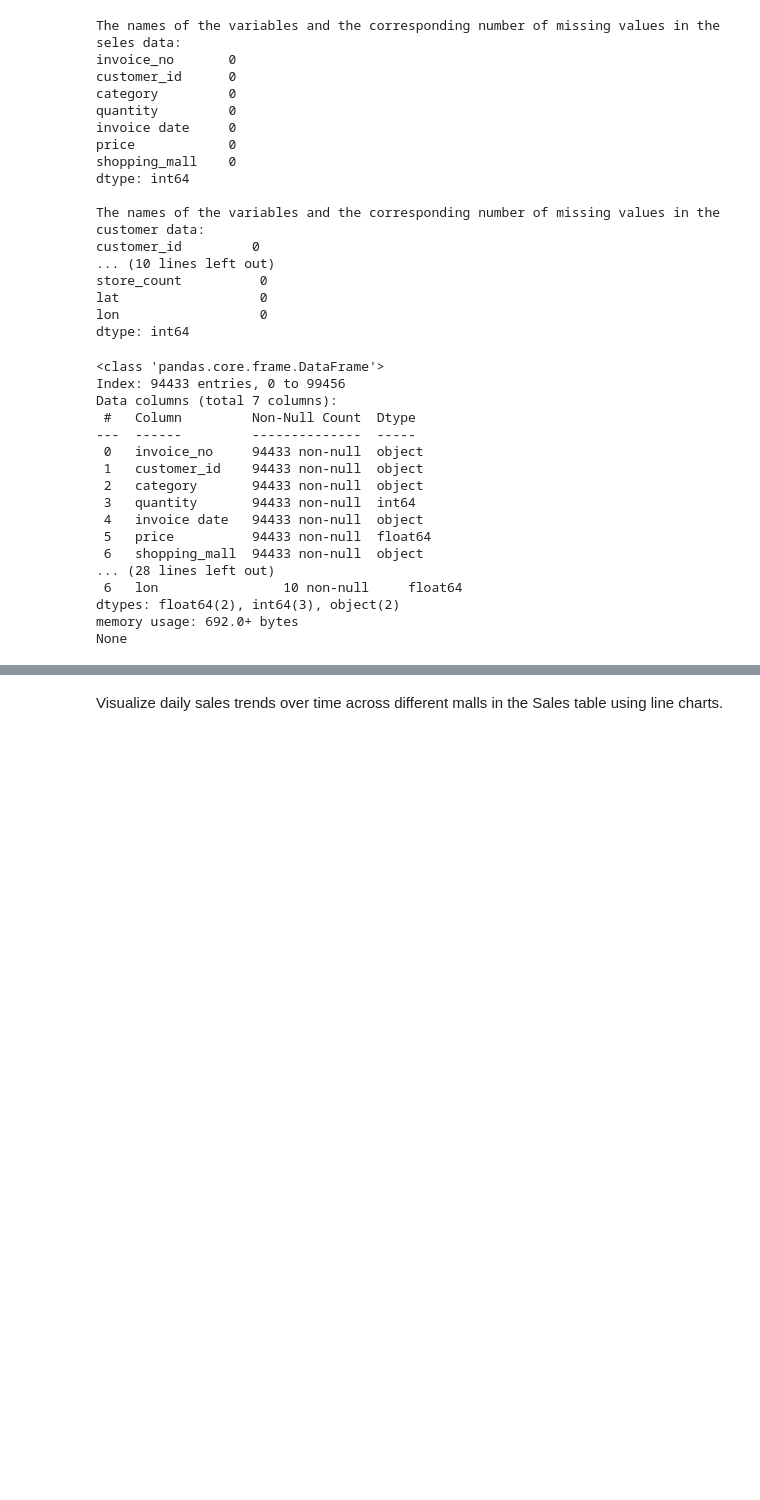
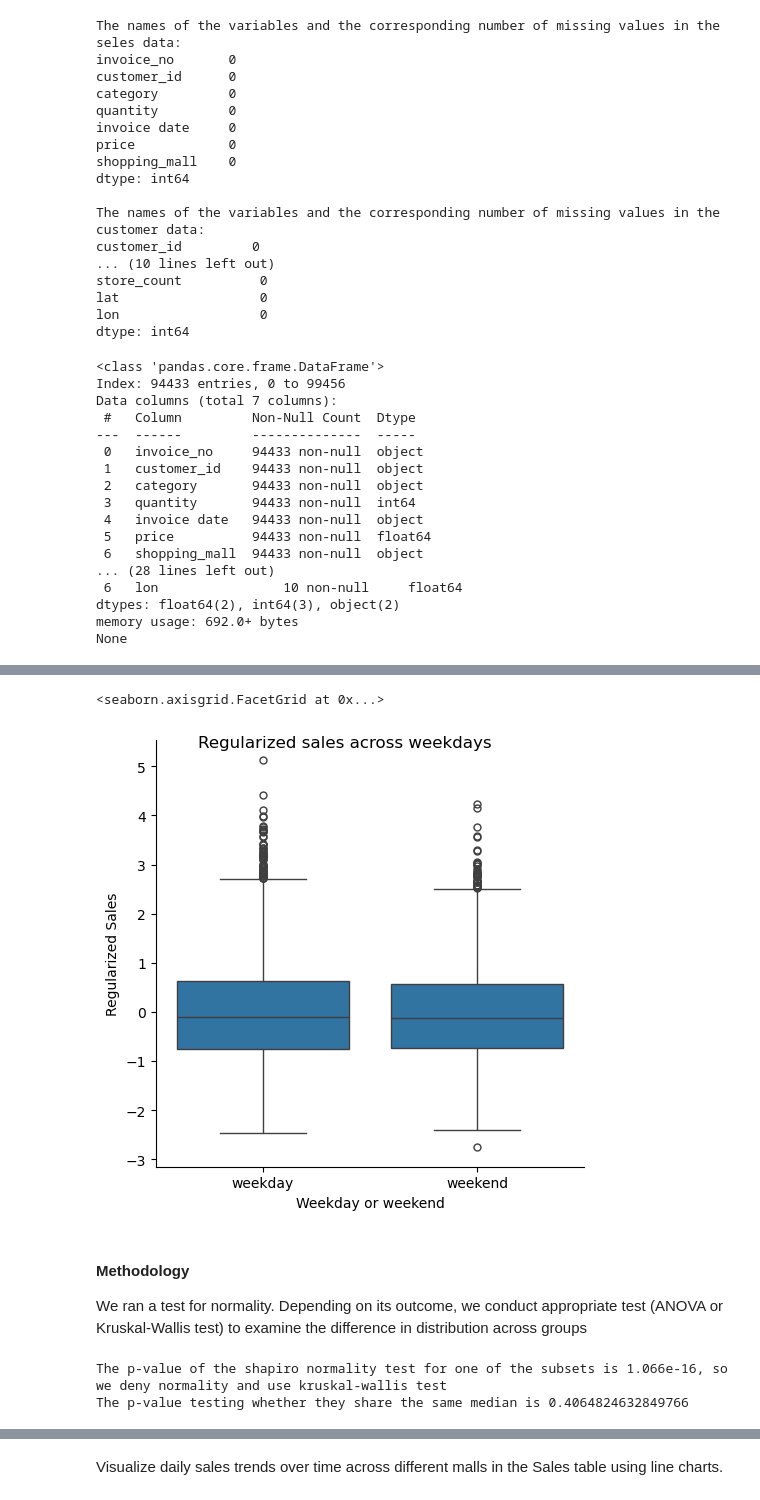
Before and after one commit to JuvenileMartian/pyProject24, a Jupyter notebook: Python_Final_Project_Group_3_jm.ipynb, the cells around one changed output, grey strips where cells are left out. Drawn from its saved outputs; the diff is of its cells as text; code cells hidden in the pictures; blank space fills up the shorter version.

Commit message:
comprehensive visualization, testing for chronical

```diff
--- a/Python_Final_Project_Group_3_jm.ipynb
+++ b/Python_Final_Project_Group_3_jm.ipynb
@@ -329,0 +328,8 @@ We would like to apply time series approaches to study the nature of the consump
+# %%
+# Normalize sales within each mall
+sale_date['sale_proportion'] = sale_date.groupby('shopping_mall')['price'].transform(lambda x: (x - x.mean()) / x.std())
+
+# Tell wether is weekday or weekend
+sale_date['week_day_end'] = pd.cut(sale_date['invoice date'].dt.weekday+1, bins=[0,5,7], labels=['weekday', 'weekend'])
+sale_date['quarter'] = pd.cut(sale_date['invoice date'].dt.month, bins=[0,3,6,9,12], labels=['Q1', 'Q2', 'Q3', 'Q4'])
+sale_date.head(10)
@@ -329,0 +355,25 @@ We would like to apply time series approaches to study the nature of the consump
+# %%
+g = sns.catplot(data=sale_date, x='week_day_end', y='sale_proportion', kind='box')
+g.fig.suptitle("Regularized sales across weekdays")
+g.set_axis_labels("Weekday or weekend", "Regularized Sales")
+g
+# %% [output]
+<seaborn.axisgrid.FacetGrid at 0x...>
+[figure, added]
+# %% [markdown]
+#### Methodology
+We ran a test for normality. Depending on its outcome, we conduct appropriate test (ANOVA or Kruskal-Wallis test) to examine the difference in distribution across groups
+# %%
+# Generate subsets to be tested
+sale_weekday = sale_date[(sale_date['week_day_end']=='weekday')]['sale_proportion']
+sale_weekend = sale_date[(sale_date['week_day_end']=='weekend')]['sale_proportion']
+
+# Test Normality
+print(f"The p-value of the shapiro normality test for one of the subsets is {stats.shapiro(sale_weekend).pvalue:.4}, so we deny normality and use kruskal-wallis test")
+
+# Use Kruskal-Wallis test to test the median of the two distributions
+test = stats.kruskal(sale_weekday, sale_weekend)
+print("The p-value testing whether they share the same median is", test.pvalue)
+# %% [output]
+The p-value of the shapiro normality test for one of the subsets is 1.066e-16, so we deny normality and use kruskal-wallis test
+The p-value testing whether they share the same median is 0.4064824632849766
```
Also changed, not shown: parts of 32 cells of this notebook.
